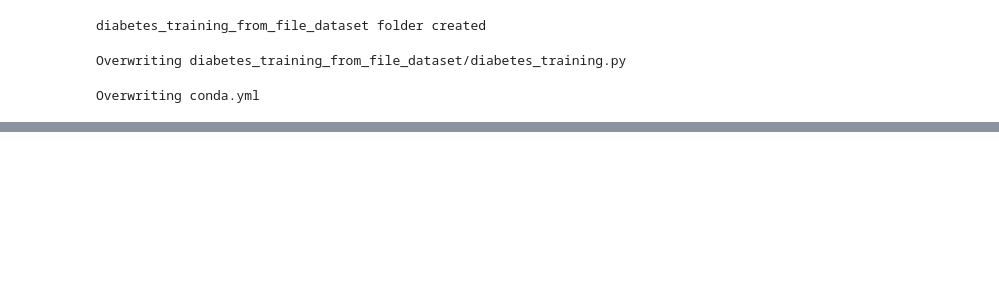
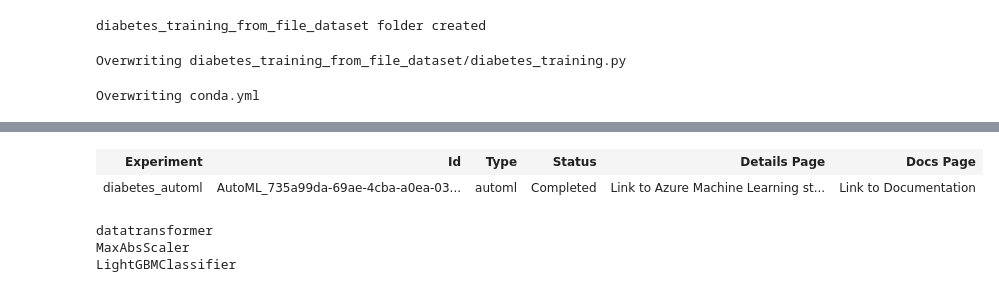
Before and after one commit to albert-kevin/azuremachinelearning, a Jupyter notebook: code/python/machinelearning/testing-stuff.ipynb, the cells around one changed output, grey strips where cells are left out. Saved outputs shown, nothing was run; the diff lists cells and outputs as text; code cells hidden in the pictures; blank space fills up the shorter version.

```diff
--- a/code/python/machinelearning/testing-stuff.ipynb
+++ b/code/python/machinelearning/testing-stuff.ipynb
@@ -1854,0 +1995,12 @@ _UserRunWidget(widget_settings={'childWidgetDisplay': 'popup', 'send_telemetry':
+# %%
+automl_config = AutoMLConfig(name='Automated ML Experiment',
+                             task='classification',
+                             compute_target='local',
+                             training_data = train_data,
+                             n_cross_validations = 2,
+                             label_column_name = 'Diabetic',
+                             iterations=6,
+                             primary_metric = 'AUC_weighted',
+                             max_concurrent_iterations=3,
+                             featurization='auto'
+                             )
@@ -1854,0 +2011,5 @@ _UserRunWidget(widget_settings={'childWidgetDisplay': 'popup', 'send_telemetry':
+# %%
+automl_experiment = Experiment(ws, 'diabetes_automl')
+automl_run = automl_experiment.submit(automl_config)
+RunDetails(automl_run).show()
+automl_run.wait_for_completion()
@@ -1854,0 +2063,12 @@ _UserRunWidget(widget_settings={'childWidgetDisplay': 'popup', 'send_telemetry':
+# %%
+automl_run
+# %% [output]
+| Experiment | Id | Type | Status | Details Page | Docs Page |
+| diabetes_automl | AutoML_735a99da-69ae-4cba-a0ea-03... | automl | Completed | Link to Azure Machine Learning st... | Link to Documentation |
+# %%
+for step in fitted_model.named_steps:
+    print(step)
+# %% [output]
+datatransformer
+MaxAbsScaler
+LightGBMClassifier
```
Also changed, not shown: parts of 69 cells of this notebook.
